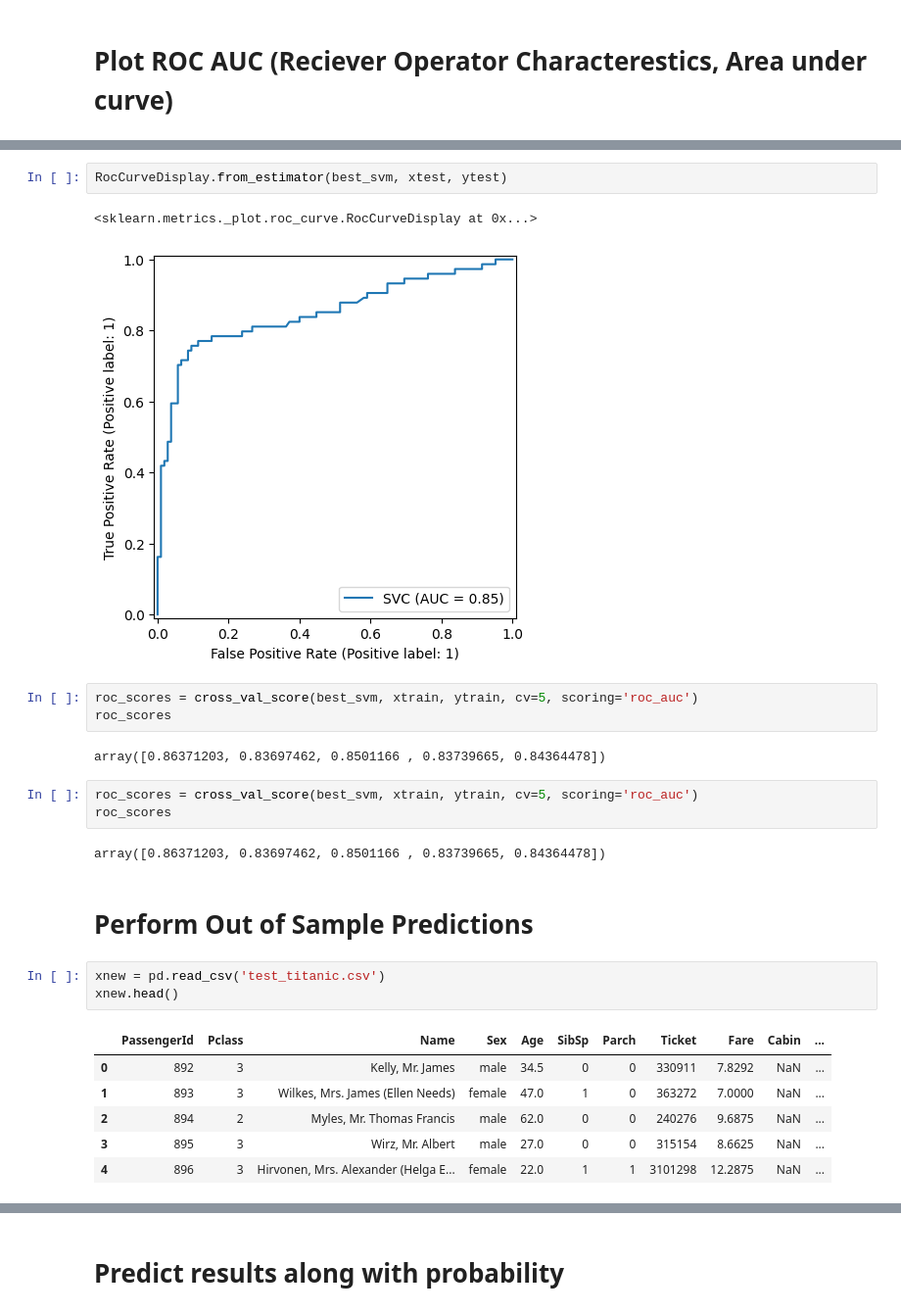
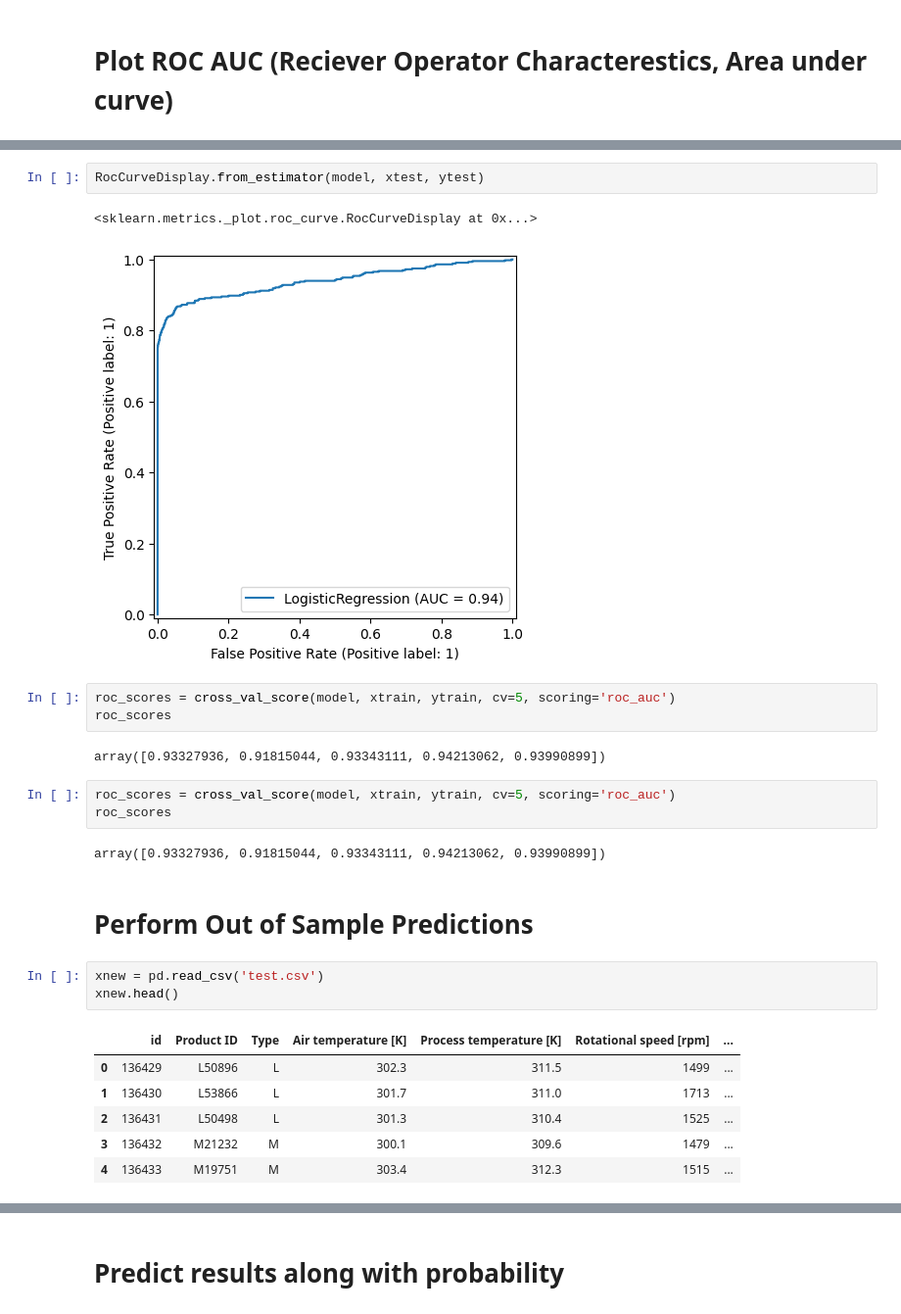
Before and after one commit to varmapriya/Machine-Learning, a Jupyter notebook: Classification Project/Classification.ipynb, the cells around one changed output, grey strips where cells are left out. Shown: that part at 98% size. Drawn from its saved outputs; the diff is of its cells as text.

```diff
--- a/Classification Project/Classification.ipynb
+++ b/Classification Project/Classification.ipynb
@@ -359,30 +362,30 @@ RocCurveDisplay.from_estimator(best_svm, xtrain, ytrain)
 # %%
-RocCurveDisplay.from_estimator(best_svm, xtest, ytest)
+RocCurveDisplay.from_estimator(model, xtest, ytest)
 # %% [output]
 <sklearn.metrics._plot.roc_curve.RocCurveDisplay at 0x...>
-[figure, old version]
+[figure, new version]
 # %%
-roc_scores = cross_val_score(best_svm, xtrain, ytrain, cv=5, scoring='roc_auc')
+roc_scores = cross_val_score(model, xtrain, ytrain, cv=5, scoring='roc_auc')
 roc_scores
 # %% [output]
-array([0.86371203, 0.83697462, 0.8501166 , 0.83739665, 0.84364478])
+array([0.93327936, 0.91815044, 0.93343111, 0.94213062, 0.93990899])
 # %%
-roc_scores = cross_val_score(best_svm, xtrain, ytrain, cv=5, scoring='roc_auc')
+roc_scores = cross_val_score(model, xtrain, ytrain, cv=5, scoring='roc_auc')
 roc_scores
 # %% [output]
-array([0.86371203, 0.83697462, 0.8501166 , 0.83739665, 0.84364478])
+array([0.93327936, 0.91815044, 0.93343111, 0.94213062, 0.93990899])
 # %% [markdown]
 # Perform Out of Sample Predictions
 # %%
-xnew = pd.read_csv('test_titanic.csv')
+xnew = pd.read_csv('test.csv')
 xnew.head()
 # %% [output]
-|  | PassengerId | Pclass | Name | Sex | Age | SibSp | Parch | Ticket | Fare | Cabin | ... |
-| 0 | 892 | 3 | Kelly, Mr. James | male | 34.5 | 0 | 0 | 330911 | 7.8292 | NaN | ... |
-| 1 | 893 | 3 | Wilkes, Mrs. James (Ellen Needs) | female | 47.0 | 1 | 0 | 363272 | 7.0000 | NaN | ... |
-| 2 | 894 | 2 | Myles, Mr. Thomas Francis | male | 62.0 | 0 | 0 | 240276 | 9.6875 | NaN | ... |
-| 3 | 895 | 3 | Wirz, Mr. Albert | male | 27.0 | 0 | 0 | 315154 | 8.6625 | NaN | ... |
-| 4 | 896 | 3 | Hirvonen, Mrs. Alexander (Helga E... | female | 22.0 | 1 | 1 | 3101298 | 12.2875 | NaN | ... |
+|  | id | Product ID | Type | Air temperature [K] | Process temperature [K] | Rotational speed [rpm] | ... |
+| 0 | 136429 | L50896 | L | 302.3 | 311.5 | 1499 | ... |
+| 1 | 136430 | L53866 | L | 301.7 | 311.0 | 1713 | ... |
+| 2 | 136431 | L50498 | L | 301.3 | 310.4 | 1525 | ... |
+| 3 | 136432 | M21232 | M | 300.1 | 309.6 | 1479 | ... |
+| 4 | 136433 | M19751 | M | 303.4 | 312.3 | 1515 | ... |
 # %%
 pre
 # %% [output]
```
Also changed, not shown: parts of 57 cells of this notebook.
